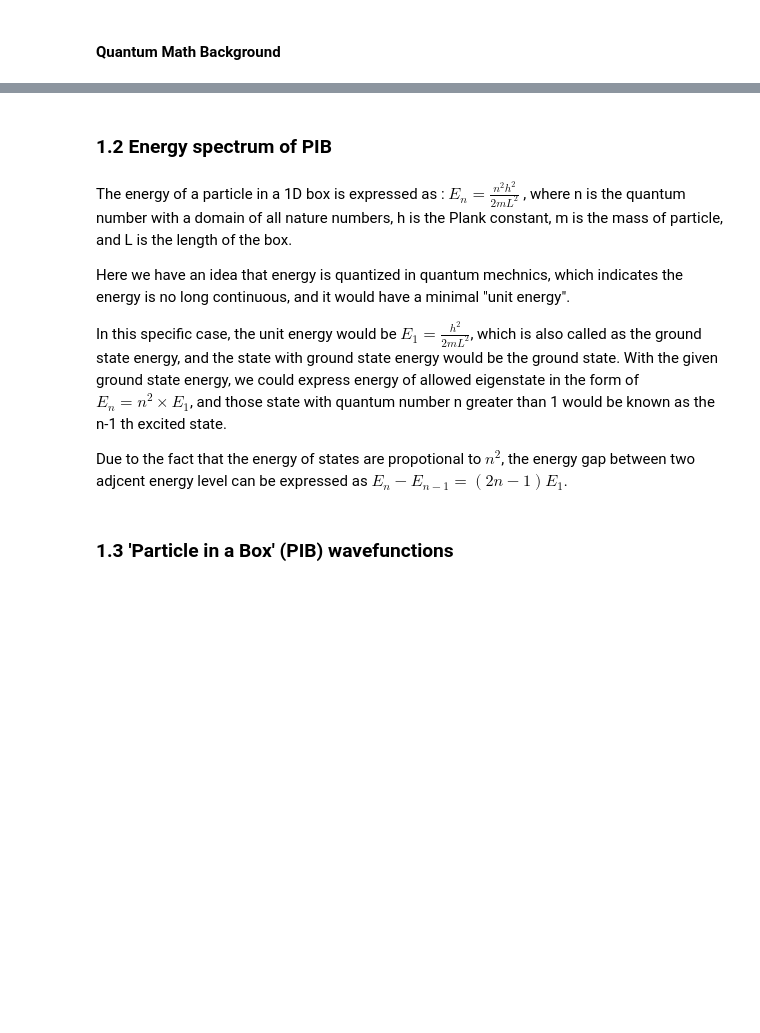
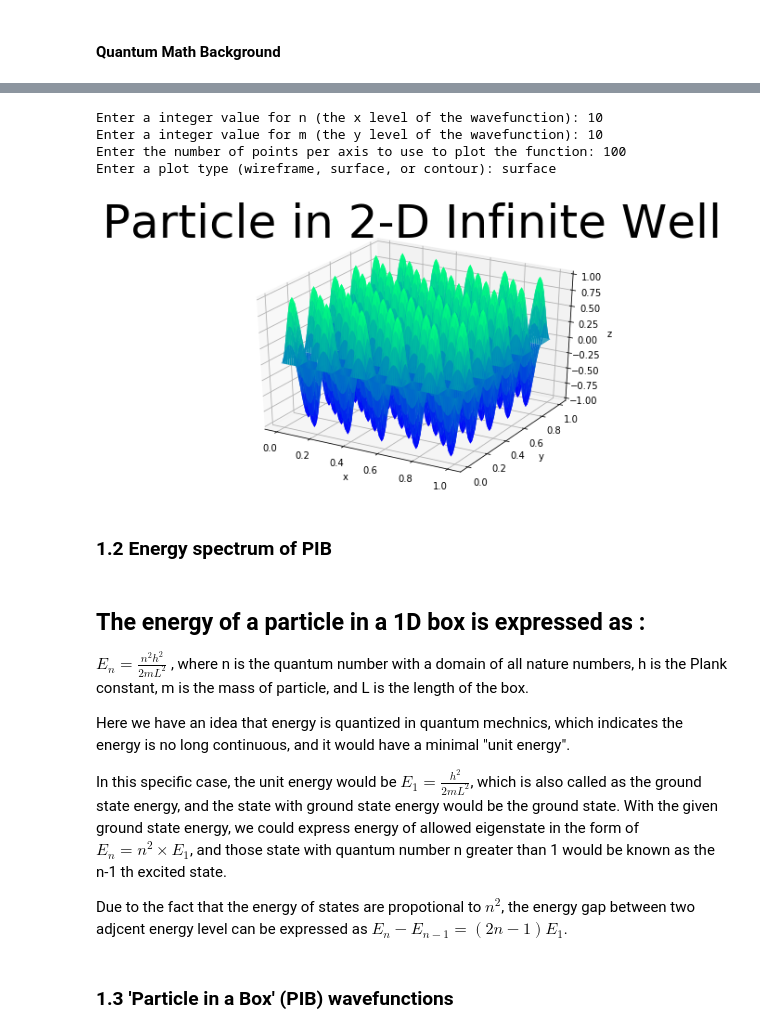
Before and after one commit to sokolov-group/jupyter_handouts, a Jupyter notebook: 01_particle_in_a_box/01_particle_in_a_box.ipynb, the cells around one changed output, grey strips where cells are left out. Cells and saved outputs as stored; diff of their text form; code cells hidden in the pictures; blank space fills up the shorter version.

```diff
--- a/01_particle_in_a_box/01_particle_in_a_box.ipynb
+++ b/01_particle_in_a_box/01_particle_in_a_box.ipynb
@@ -173,7 +201,68 @@ for i in range(1,imax+1):
+# %%
+#Partical in a infinite 2D well probabilities
+
+
+#Import modules
+from mpl_toolkits.mplot3d import Axes3D
+from matplotlib import cm
+import matplotlib.pyplot as plt
+import numpy as np
+from pylab import title
+from math import sin, pi
+
+#Grather the information of the quantum state of interest
+#Ask user for n quantum number
+n = input("Enter a integer value for n (the x level of the wavefunction): ")
+n = int(n) #change str inpute to int
+#Ask user for m quantum number
+m = input("Enter a integer value for m (the y level of the wavefunction): ")
+m = int(m) #change str inpute to int
+#Ask user how many points need to be used to describe the plot.
+points = input("Enter the number of points per axis to use to plot the function: ")
+#Ask user what kind of plot will be used to describe the conditions above
+points = int(points) #change str inpute to int
+plottype = input("Enter a plot type (wireframe, surface, or contour): ")
+
+#Setting plotting conditions
+fig = plt.figure()
+ax = Axes3D(fig)
+inc = 1.0/points
+
+#Creating 2D square well arrays
+x2 = y2 = np.arange(0,1 + inc, inc)
+X2, Y2 = np.meshgrid(x2,y2)
+Z2 = np.zeros((points+1,points+1))
+for j in range(points+1):
+    for i in range(points+1):
+        Z2[i][j] = sin(m * pi * X2[i][j]) * sin(n * pi * Y2[i][j])
+
+#Taking the 2D square well arrays and putting them into the plot of choice
+if plottype=="wireframe":
+    ax.plot_wireframe(X2,Y2,Z2)
+elif plottype=="surface":
+    ax.plot_surface(X2, Y2, Z2, rstride=1, cstride=1, cmap=cm.winter)
+elif plottype=="contour":
+    ax.contour(X2, Y2, Z2)
+else:
+    print("Please enter a valid type of plot.")
+
+ax.set_xlabel("x")
+ax.set_ylabel("y")
+ax.set_zlabel("z")
+plt.title("Particle in 2-D Infinite Well",fontsize=50)
+plt.show()
+
+# The python code was borrowed from = https://sites.williams.edu/fws1/files/2011/10/lorenzo.pdf, Author: Antonio Lorenzo
+# %% [output]
+Enter a integer value for n (the x level of the wavefunction): 10
+Enter a integer value for m (the y level of the wavefunction): 10
+Enter the number of points per axis to use to plot the function: 100
+Enter a plot type (wireframe, surface, or contour): surface
+[figure, added]
 # %% [markdown]
 ### 1.2 Energy spectrum of PIB
 # %% [markdown]
-The energy of a particle in a 1D box is expressed as :
+## The energy of a particle in a 1D box is expressed as :
 $E_{n} = \frac{n^{2}h^{2}}{2mL^{2}}$
 , where n is the quantum number with a domain of all nature numbers, h is the Plank constant, m is the mass of particle, and L is the length of the box.
 
```
Also changed, not shown: parts of 6 cells of this notebook.
